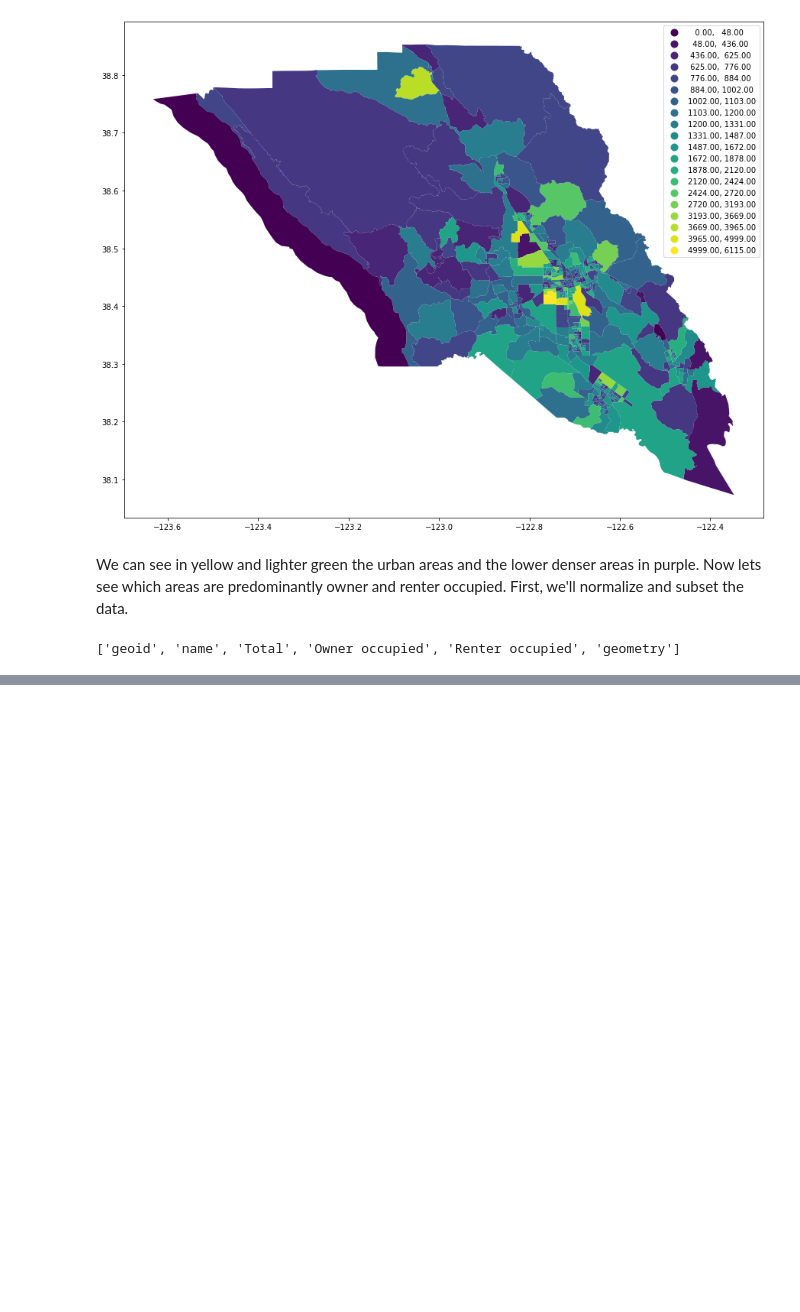
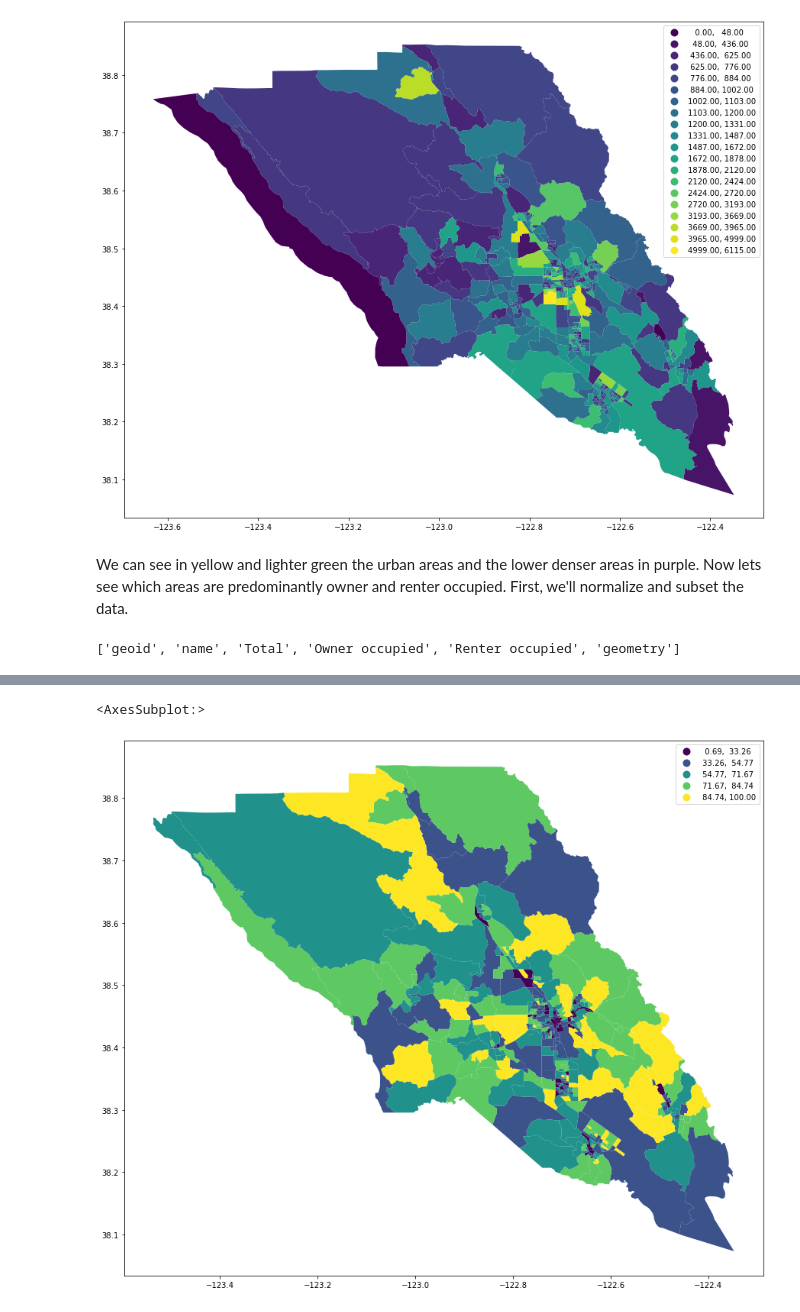
Before and after one commit to lillianmliang/pipelines, a Jupyter notebook: Group Assignments/Week3-Jeremy-take2.ipynb, the cells around one changed output, grey strips where cells are left out. Saved outputs shown, nothing was run; the diff lists cells and outputs as text; code cells hidden in the pictures; blank space fills up the shorter version.

```diff
--- a/Group Assignments/Week3-Jeremy-take2.ipynb
+++ b/Group Assignments/Week3-Jeremy-take2.ipynb
@@ -157,3 +157,12 @@ gdf.sample(5)
 | 98 | 15000US060971512032 | Block Group 2, Sonoma, CA | 1166.0 | 999.0 | 167.0 | MULTIPOLYGON (((-122.70204 38.321... | 85.677530 | ... |
 | 75 | 15000US060971508003 | Block Group 3, Sonoma, CA | 950.0 | 295.0 | 655.0 | MULTIPOLYGON (((-122.65397 38.227... | 31.052632 | ... |
 | 358 | 15000US060971539023 | Block Group 3, Sonoma, CA | 1021.0 | 495.0 | 526.0 | MULTIPOLYGON (((-122.86871 38.612... | 48.481881 | ... |
+# %%
+# Nice, now to map it:
+gdf.plot(figsize=(15,15),
+                 column='Percent Owner occupied',
+                 legend=True,
+                 scheme='NaturalBreaks')
+# %% [output]
+<AxesSubplot:>
+[figure, added]
```
Also changed, not shown: parts of 3 cells of this notebook.
